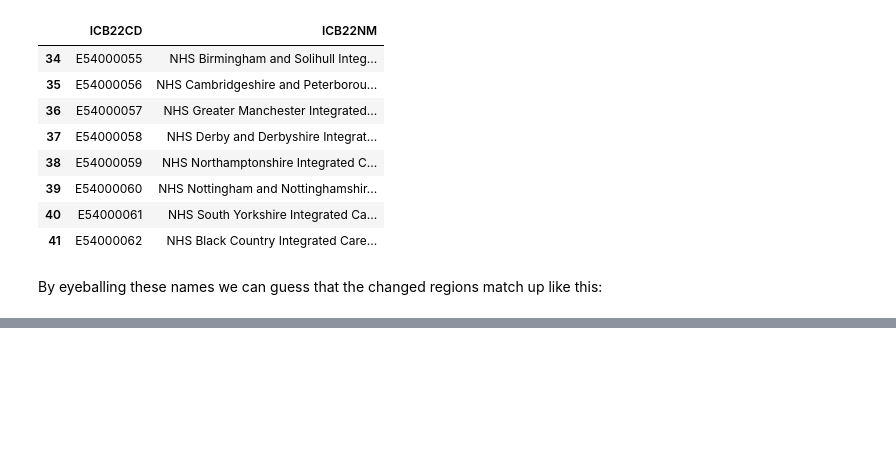
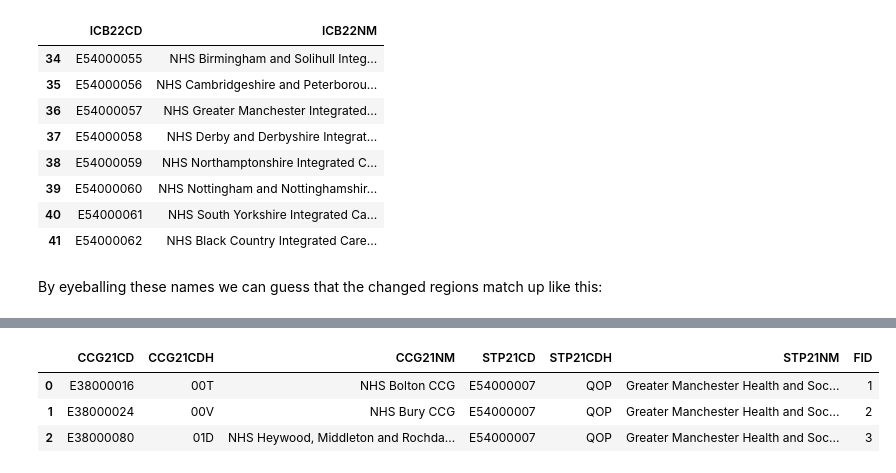
Before and after one commit to samuel-book/geography_data, a Jupyter notebook: docs/01aa_ccg_sicbl_stp_icb.ipynb, the cells around one changed output, grey strips where cells are left out. Cells and saved outputs as stored; diff of their text form; code cells hidden in the pictures; blank space fills up the shorter version.

```diff
--- a/docs/01aa_ccg_sicbl_stp_icb.ipynb
+++ b/docs/01aa_ccg_sicbl_stp_icb.ipynb
@@ -190,0 +202,7 @@ stp_icb_changes = {
+# %%
+df_ccg_stp.head(3)
+# %% [output]
+|  | CCG21CD | CCG21CDH | CCG21NM | STP21CD | STP21CDH | STP21NM | FID |
+| 0 | E38000016 | 00T | NHS Bolton CCG | E54000007 | QOP | Greater Manchester Health and Soc... | 1 |
+| 1 | E38000024 | 00V | NHS Bury CCG | E54000007 | QOP | Greater Manchester Health and Soc... | 2 |
+| 2 | E38000080 | 01D | NHS Heywood, Middleton and Rochda... | E54000007 | QOP | Greater Manchester Health and Soc... | 3 |
```
Also changed, not shown: parts of 23 cells of this notebook, 3 other files.
